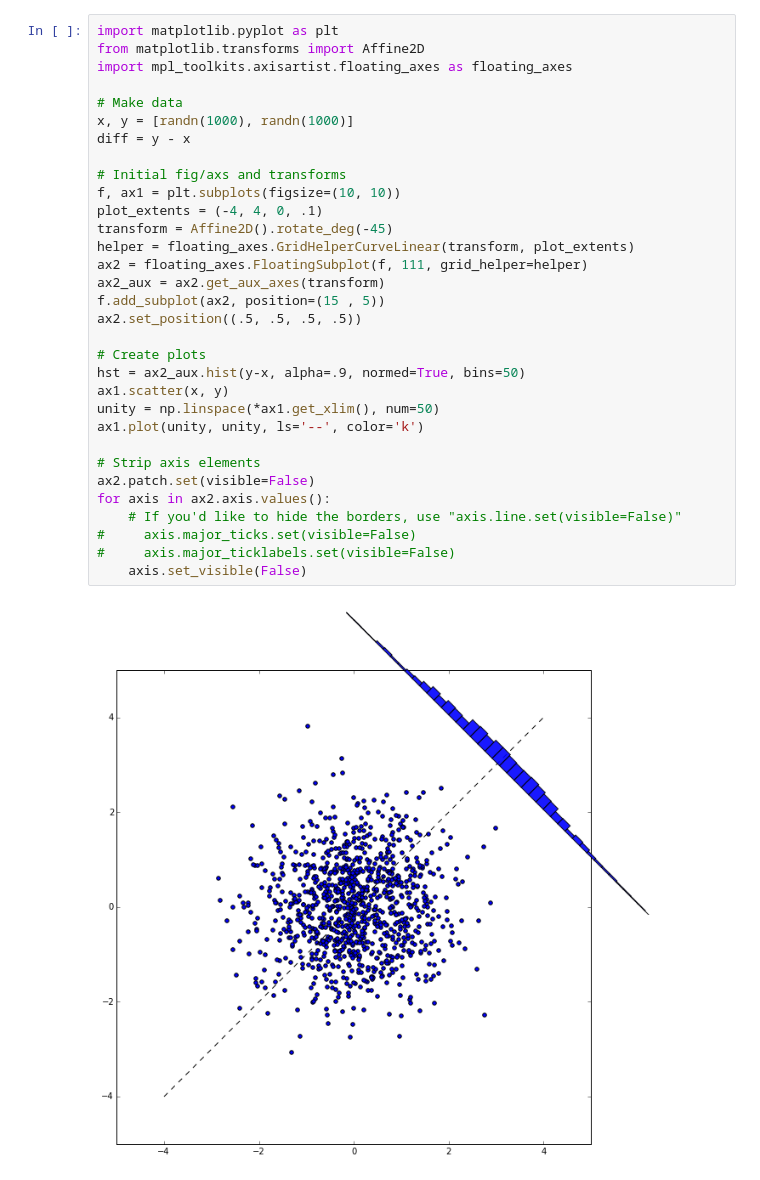
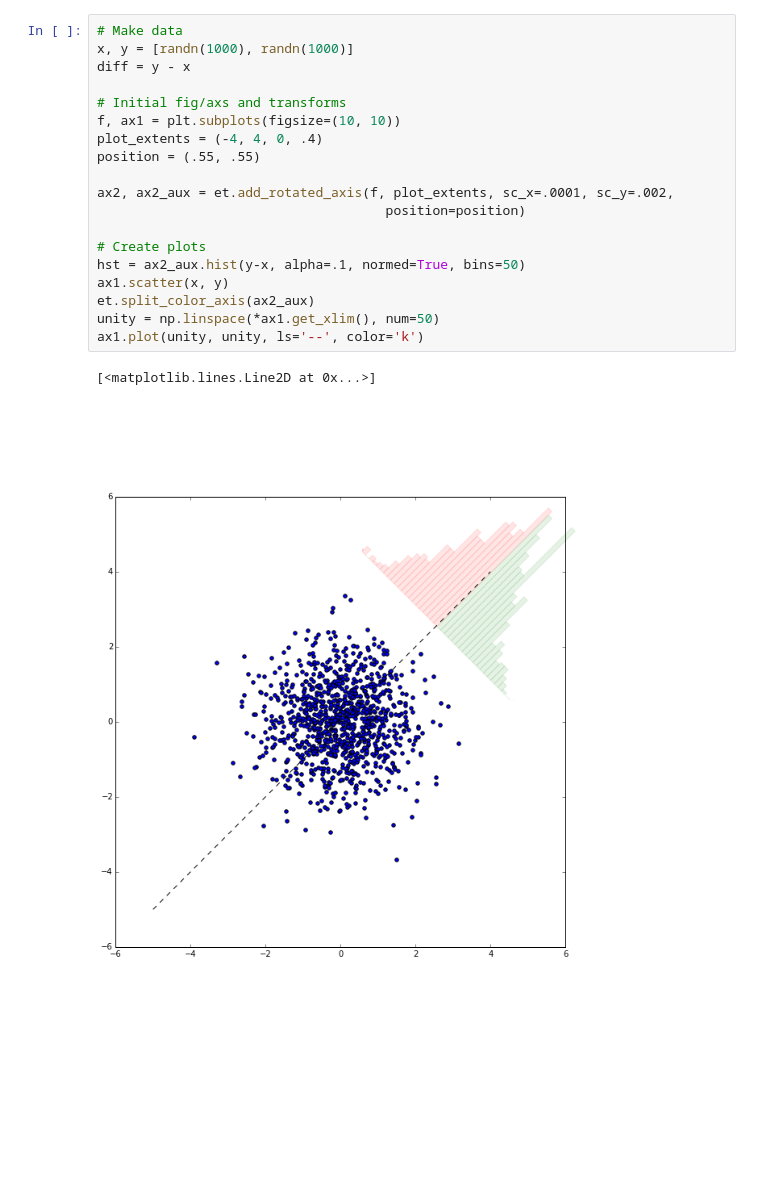
Before and after one commit to choldgraf/write-ups, a Jupyter notebook: matplotlib/diagonal_histogram.ipynb, the cells around one changed output. Drawn from its saved outputs; the diff is of its cells as text; blank space fills up the shorter version.

Commit message:
Updated diagonal_histogram to use my function

```diff
--- a/matplotlib/diagonal_histogram.ipynb
+++ b/matplotlib/diagonal_histogram.ipynb
@@ -1,34 +7,22 @@
 # %%
-import matplotlib.pyplot as plt
-from matplotlib.transforms import Affine2D
-import mpl_toolkits.axisartist.floating_axes as floating_axes
-
 # Make data
 x, y = [randn(1000), randn(1000)]
 diff = y - x
 
 # Initial fig/axs and transforms
 f, ax1 = plt.subplots(figsize=(10, 10))
-plot_extents = (-4, 4, 0, .1)
-transform = Affine2D().rotate_deg(-45)
-helper = floating_axes.GridHelperCurveLinear(transform, plot_extents)
-ax2 = floating_axes.FloatingSubplot(f, 111, grid_helper=helper)
-ax2_aux = ax2.get_aux_axes(transform)
-f.add_subplot(ax2, position=(15 , 5))
-ax2.set_position((.5, .5, .5, .5))
+plot_extents = (-4, 4, 0, .4)
+position = (.55, .55)
+
+ax2, ax2_aux = et.add_rotated_axis(f, plot_extents, sc_x=.0001, sc_y=.002,
+                                     position=position)
 
 # Create plots
-hst = ax2_aux.hist(y-x, alpha=.9, normed=True, bins=50)
+hst = ax2_aux.hist(y-x, alpha=.1, normed=True, bins=50)
 ax1.scatter(x, y)
+et.split_color_axis(ax2_aux)
 unity = np.linspace(*ax1.get_xlim(), num=50)
 ax1.plot(unity, unity, ls='--', color='k')
-
-# Strip axis elements
-ax2.patch.set(visible=False)
-for axis in ax2.axis.values():
-    # If you'd like to hide the borders, use "axis.line.set(visible=False)"
-#     axis.major_ticks.set(visible=False)
-#     axis.major_ticklabels.set(visible=False)
-    axis.set_visible(False)
 # %% [output]
+[<matplotlib.lines.Line2D at 0x...>]
-[figure, old version]
+[figure, new version]
```
Also changed, not shown: parts of 2 cells of this notebook.
